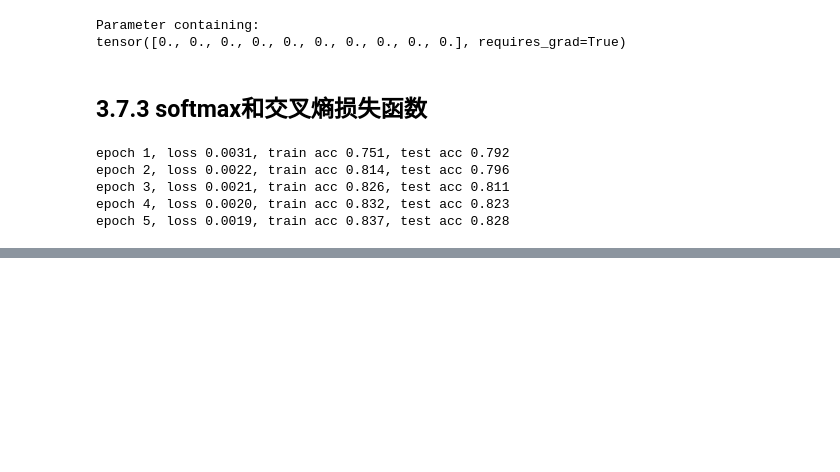
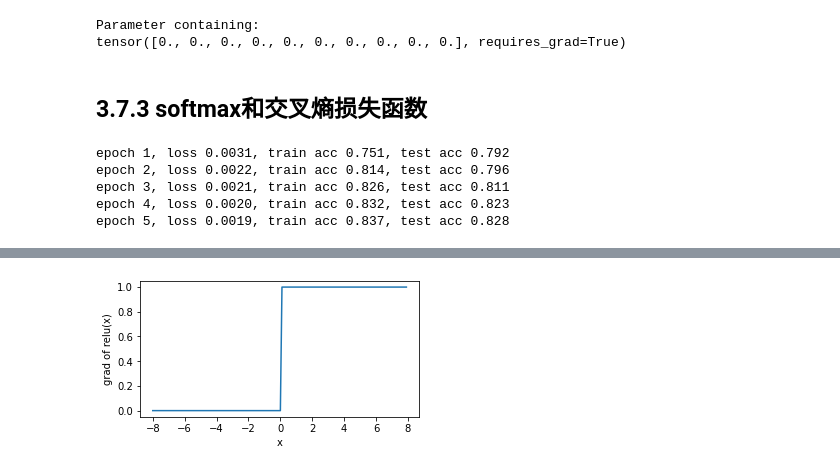
Before and after one commit to lllhhh/DeepLearningNotes, a Jupyter notebook: 动手学深度学习/2、深度学习基础.ipynb, the cells around one changed output, grey strips where cells are left out. Drawn from its saved outputs; the diff is of its cells as text; code cells hidden in the pictures; blank space fills up the shorter version.

```diff
--- a/动手学深度学习/2、深度学习基础.ipynb
+++ b/动手学深度学习/2、深度学习基础.ipynb
@@ -636,0 +659,5 @@ epoch 5, loss 0.0019, train acc 0.837, test acc 0.828
+# %%
+y.sum().backward()
+xyplot(x, x.grad, 'grad of relu')
+# %% [output]
+[figure, added]
```
Also changed, not shown: parts of 28 cells of this notebook.
